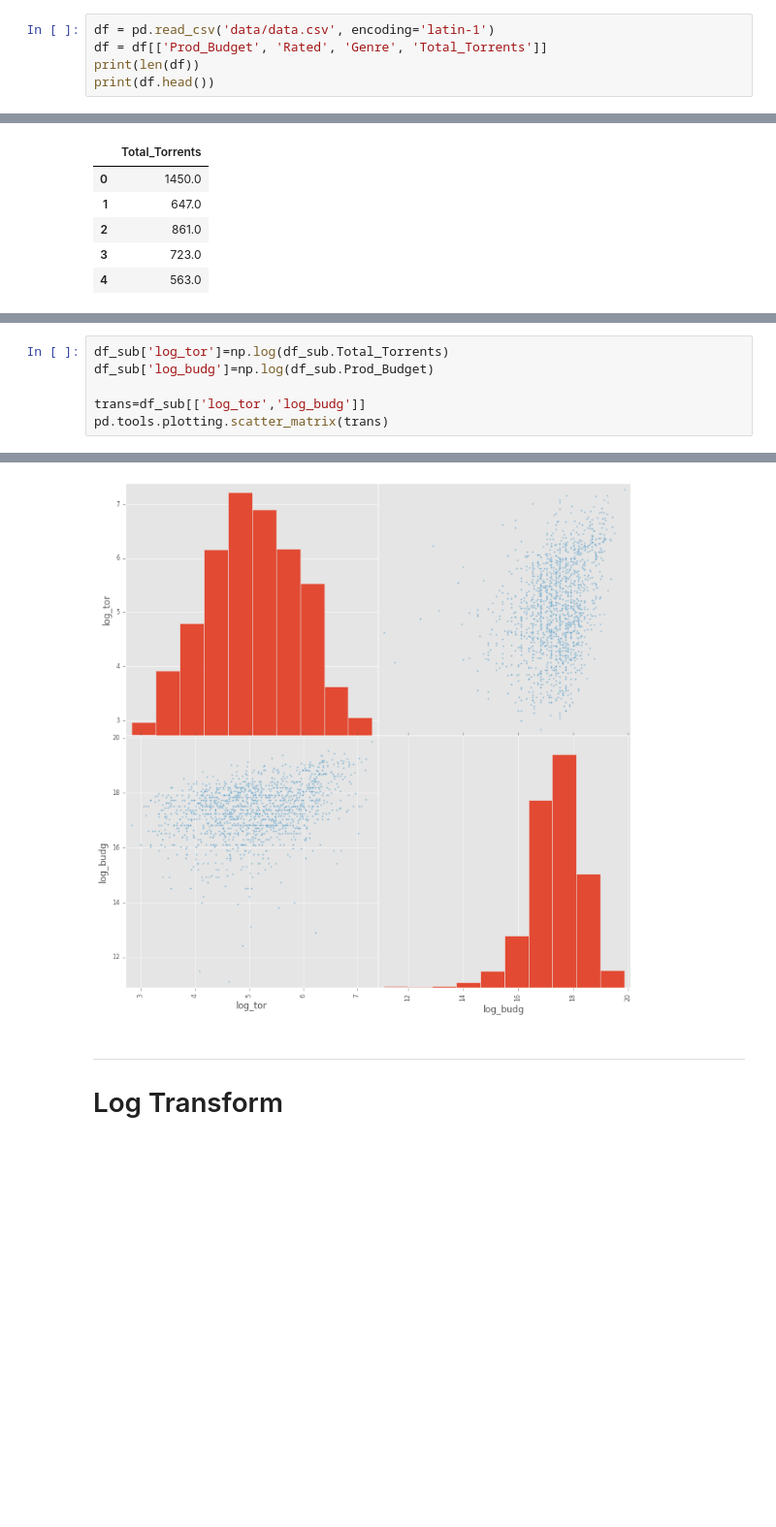
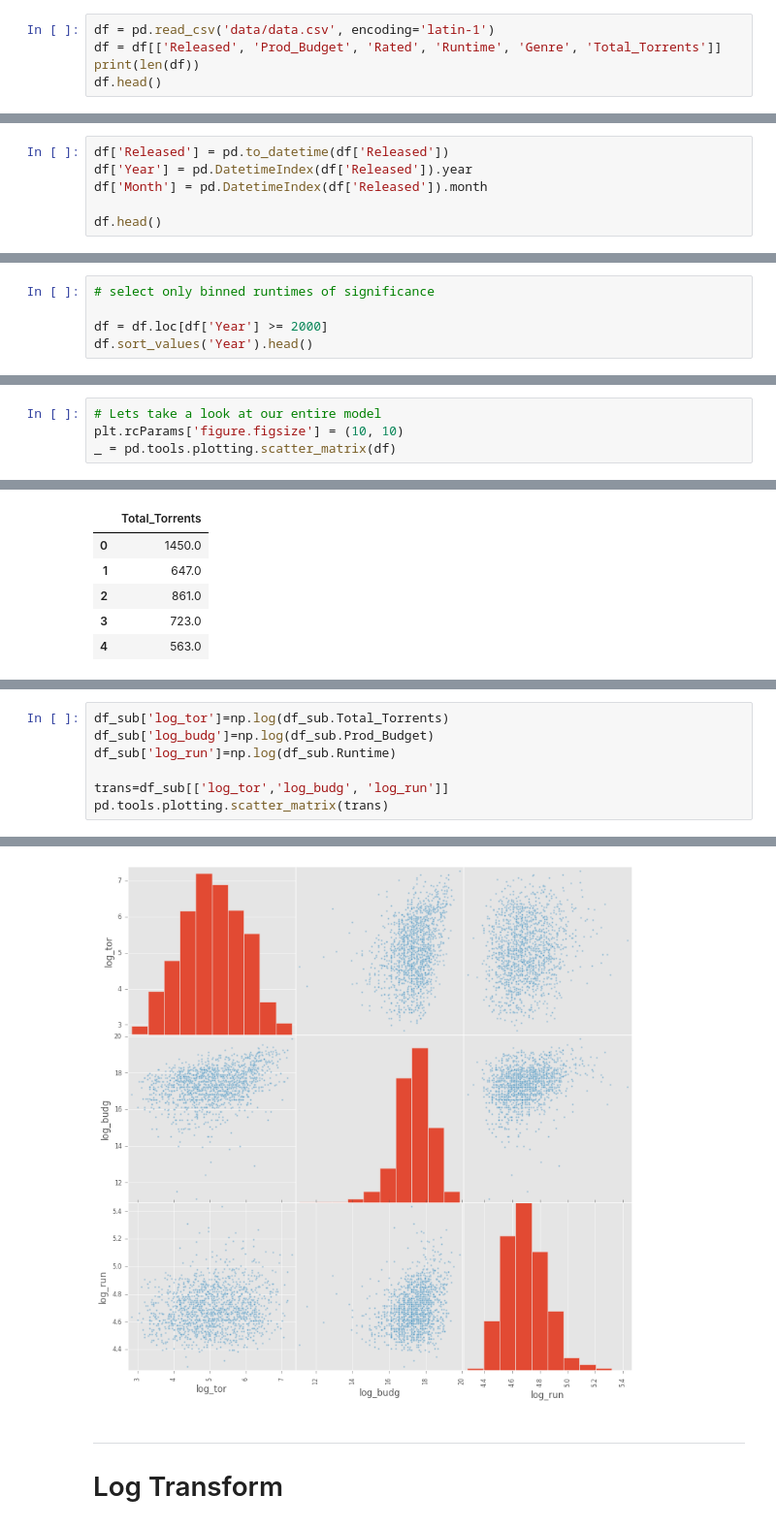
Before and after one commit to bryantbiggs/movie_torrents, a Jupyter notebook: Total_Analysis.ipynb, the cells around one changed output, grey strips where cells are left out. Shown at 97% size. Drawn from its saved outputs; the diff is of its cells as text; blank space fills up the shorter version.

```diff
--- a/Total_Analysis.ipynb
+++ b/Total_Analysis.ipynb
@@ -9,8 +17,8 @@ import matplotlib
 matplotlib.style.use('ggplot')
 # %%
 df = pd.read_csv('data/data.csv', encoding='latin-1')
-df = df[['Prod_Budget', 'Rated', 'Genre', 'Total_Torrents']]
+df = df[['Released', 'Prod_Budget', 'Rated', 'Runtime', 'Genre', 'Total_Torrents']]
 print(len(df))
-print(df.head())
+df.head()
 # %% [output]
 1653
@@ -22,0 +33,6 @@ print(df.head())
+# %%
+df['Released'] = pd.to_datetime(df['Released'])
+df['Year'] = pd.DatetimeIndex(df['Released']).year
+df['Month'] = pd.DatetimeIndex(df['Released']).month
+
+df.head()
@@ -22,0 +55,5 @@ print(df.head())
+# %%
+# select only binned runtimes of significance
+
+df = df.loc[df['Year'] >= 2000]
+df.sort_values('Year').head()
@@ -22,0 +67,4 @@ print(df.head())
+# %%
+# Lets take a look at our entire model
+plt.rcParams['figure.figsize'] = (10, 10)
+_ = pd.tools.plotting.scatter_matrix(df)
@@ -212,8 +272,9 @@ array([[  0.00000000e+00,  -1.12556447e+02,  -6.96419000e+01,
 # %%
 df_sub['log_tor']=np.log(df_sub.Total_Torrents)
 df_sub['log_budg']=np.log(df_sub.Prod_Budget)
+df_sub['log_run']=np.log(df_sub.Runtime)
 
-trans=df_sub[['log_tor','log_budg']]
+trans=df_sub[['log_tor','log_budg', 'log_run']]
 pd.tools.plotting.scatter_matrix(trans)
 # %% [output]
 array([[<matplotlib.axes._subplots.AxesSubplot object at 0x...>,
@@ -222,5 +288,5 @@ array([[<matplotlib.axes._subplots.AxesSubplot object at 0x...>,
         <matplotlib.axes._subplots.AxesSubplot object at 0x...>]], dtype=object)
-[figure, old version]
+[figure, new version]
 # %% [markdown]
 ---
 # Log Transform
```
Also changed, not shown: parts of 24 cells of this notebook.
